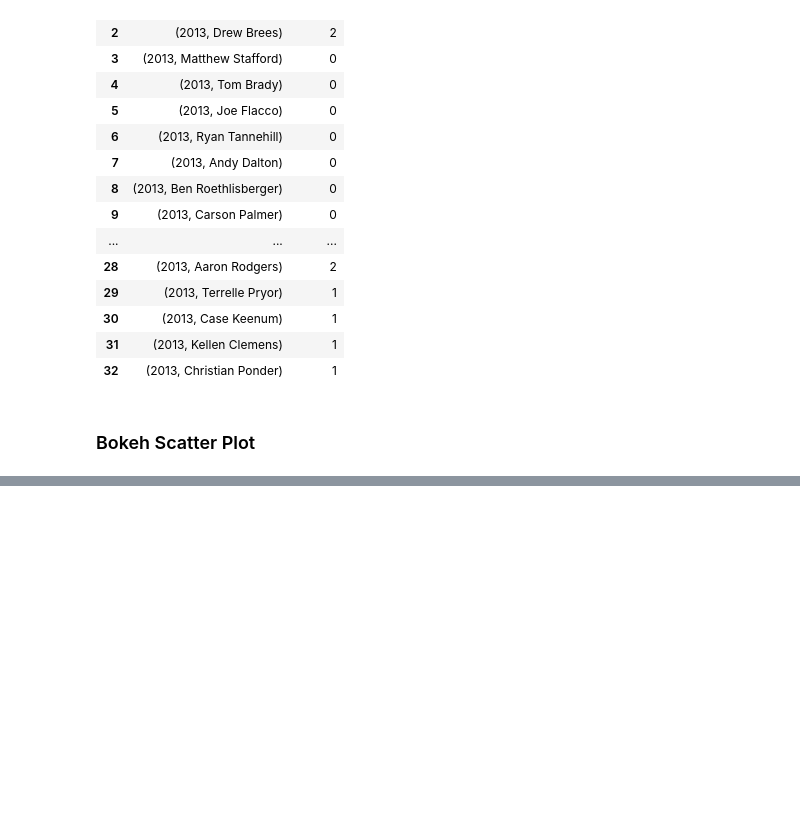
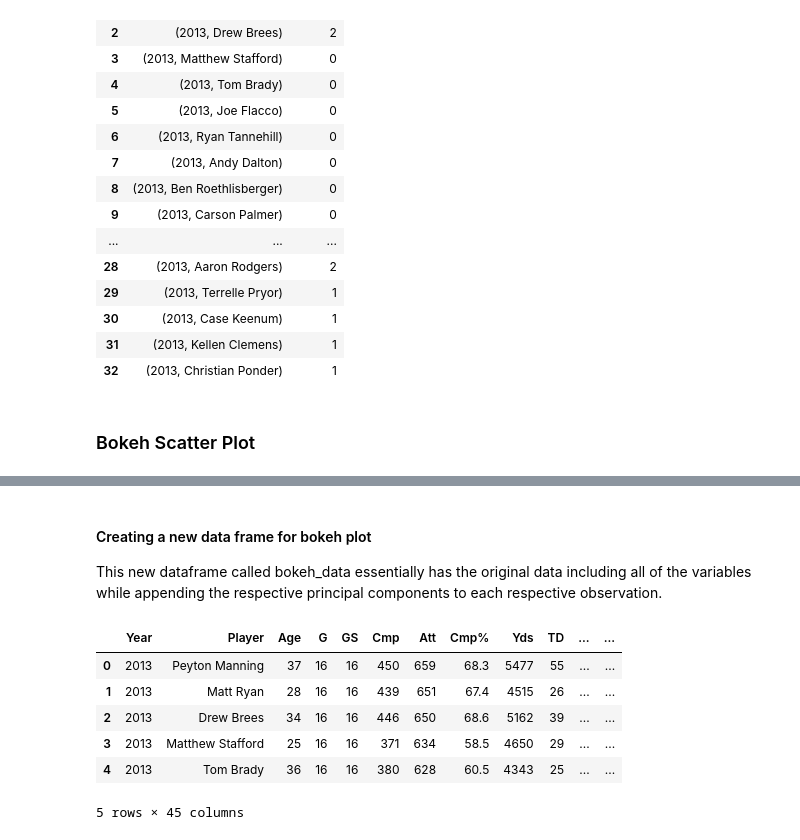
Before and after one commit to jyee11/NFL-Quarterback-Clustering, a Jupyter notebook: NFL_Report.ipynb, the cells around one changed output, grey strips where cells are left out. Saved outputs shown, nothing was run; the diff lists cells and outputs as text; code cells hidden in the pictures; blank space fills up the shorter version.

```diff
--- a/NFL_Report.ipynb
+++ b/NFL_Report.ipynb
@@ -701,0 +744,21 @@ cluster_map13
+# %% [markdown]
+#### Creating a new data frame for bokeh plot
+This new dataframe called bokeh_data essentially has the original data including all of the variables while appending the respective principal components to each respective observation.
+# %%
+bokeh_data = pd.DataFrame(x_10d)
+bokeh_data.index = data2.index
+bokeh_data = pd.concat([data2, bokeh_data], axis = 1)
+bokeh_data.index = data2.index
+bokeh_data = bokeh_data.reset_index()
+bokeh_data['Label'] = kmeans.labels_
+bokeh_data.Label = bokeh_data.Label.replace([0,1,2], ['zero', 'one', 'two'])
+
+bokeh_data.head()
+# %% [output]
+|  | Year | Player | Age | G | GS | Cmp | Att | Cmp% | Yds | TD | ... | ... |
+| 0 | 2013 | Peyton Manning | 37 | 16 | 16 | 450 | 659 | 68.3 | 5477 | 55 | ... | ... |
+| 1 | 2013 | Matt Ryan | 28 | 16 | 16 | 439 | 651 | 67.4 | 4515 | 26 | ... | ... |
+| 2 | 2013 | Drew Brees | 34 | 16 | 16 | 446 | 650 | 68.6 | 5162 | 39 | ... | ... |
+| 3 | 2013 | Matthew Stafford | 25 | 16 | 16 | 371 | 634 | 58.5 | 4650 | 29 | ... | ... |
+| 4 | 2013 | Tom Brady | 36 | 16 | 16 | 380 | 628 | 60.5 | 4343 | 25 | ... | ... |
+5 rows × 45 columns
```
Also changed, not shown: parts of 10 cells of this notebook.
